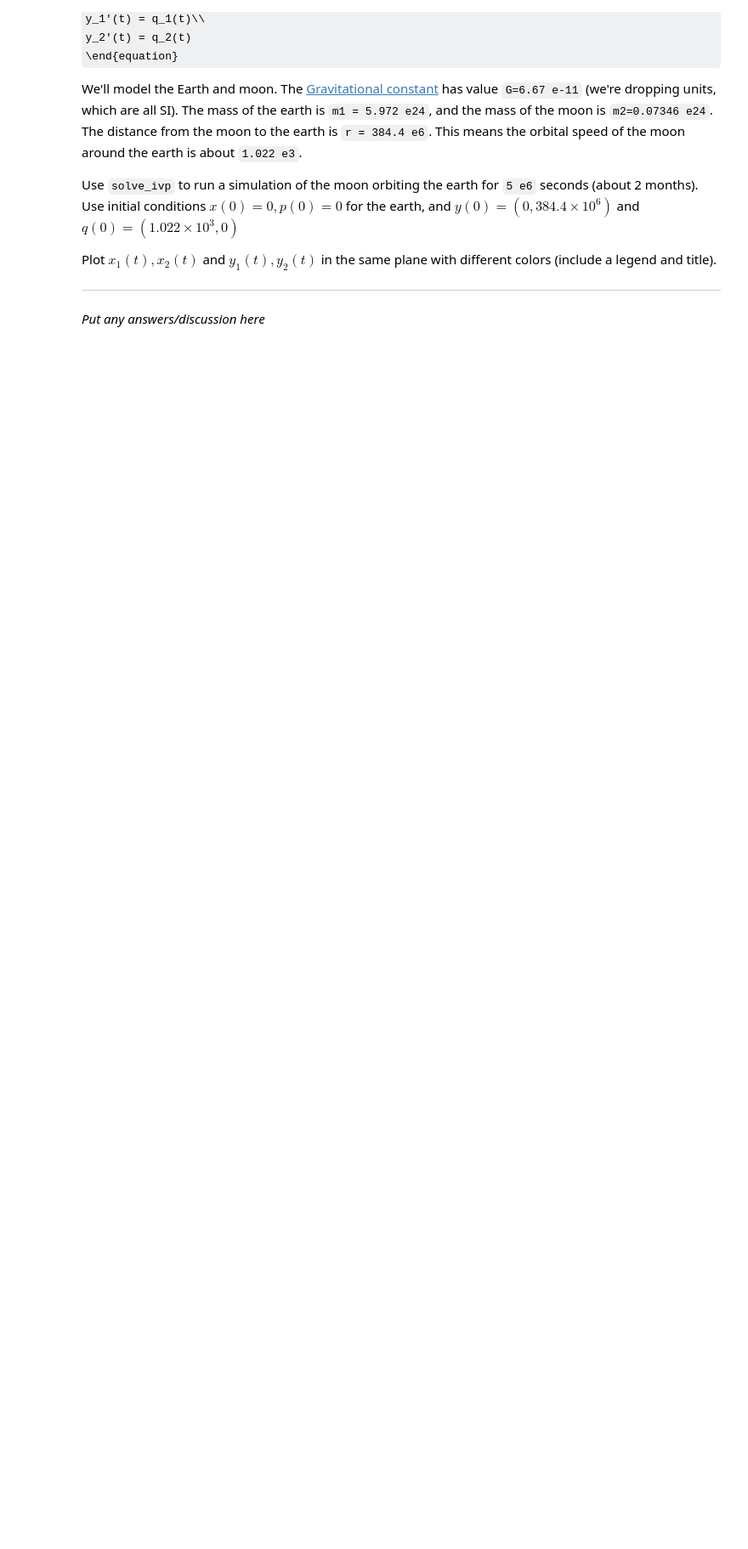
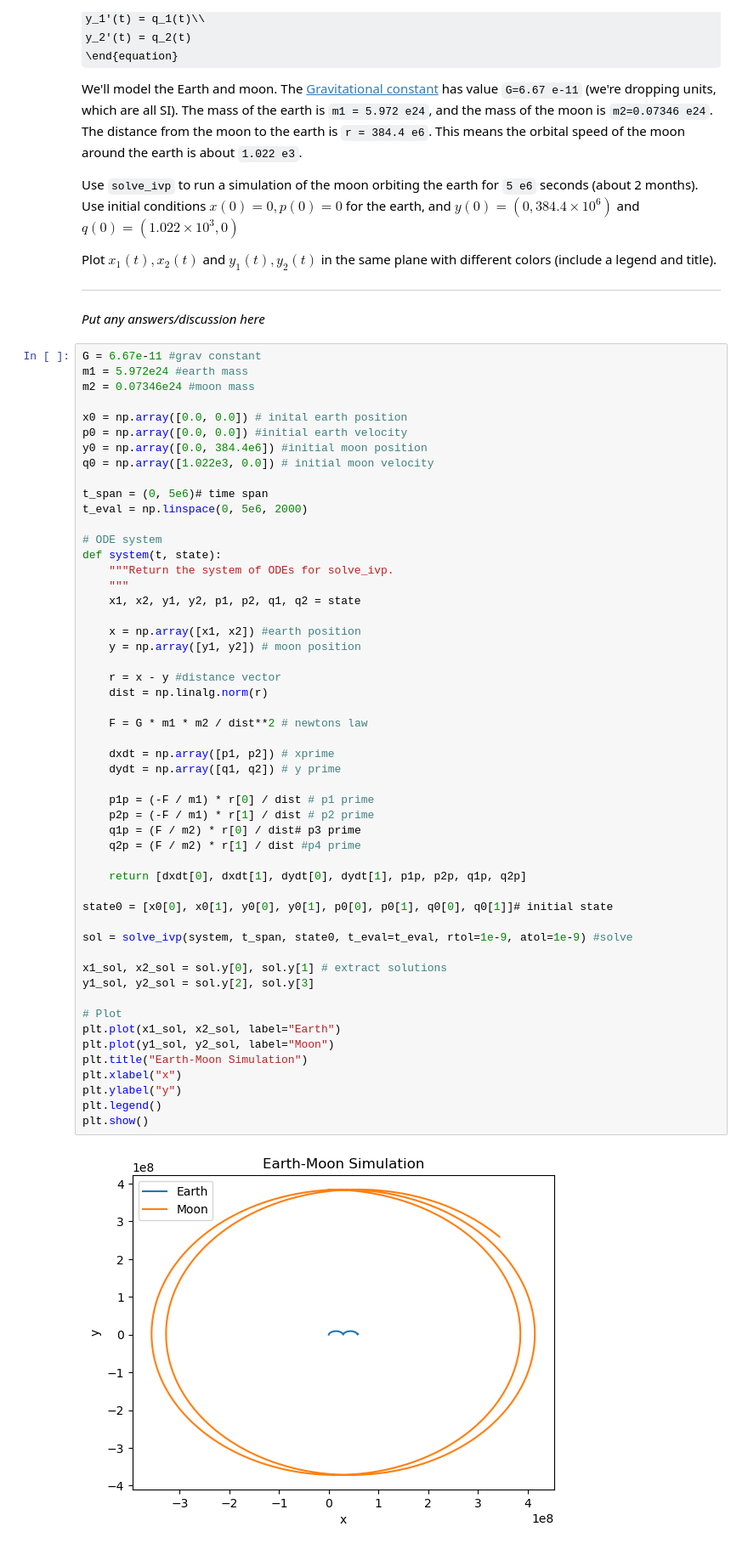
Before and after one commit to UChi-ComPy23/hw3-shuoliuyv, a Jupyter notebook: answers.ipynb, the cells around one changed output. Shown at 85% size. Cells and saved outputs as stored; diff of their text form; some formulas as TeX source; blank space fills up the shorter version.

```diff
--- a/answers.ipynb
+++ b/answers.ipynb
@@ -149,6 +149,60 @@ Plot $x_1(t), x_2(t)$ and $y_1(t), y_2(t)$ in the same plane with different colo
 ---
 
 *Put any answers/discussion here*
+# %%
+G = 6.67e-11 #grav constant
+m1 = 5.972e24 #earth mass
+m2 = 0.07346e24 #moon mass
+
+x0 = np.array([0.0, 0.0]) # inital earth position
+p0 = np.array([0.0, 0.0]) #initial earth velocity
+y0 = np.array([0.0, 384.4e6]) #initial moon position
+q0 = np.array([1.022e3, 0.0]) # initial moon velocity
+
+t_span = (0, 5e6)# time span
+t_eval = np.linspace(0, 5e6, 2000)
+
+# ODE system
+def system(t, state):
+    """Return the system of ODEs for solve_ivp.
+    """
+    x1, x2, y1, y2, p1, p2, q1, q2 = state
+
+    x = np.array([x1, x2]) #earth position
+    y = np.array([y1, y2]) # moon position
+
+    r = x - y #distance vector
+    dist = np.linalg.norm(r)
+
+    F = G * m1 * m2 / dist**2 # newtons law
+
+    dxdt = np.array([p1, p2]) # xprime
+    dydt = np.array([q1, q2]) # y prime
+
+    p1p = (-F / m1) * r[0] / dist # p1 prime
+    p2p = (-F / m1) * r[1] / dist # p2 prime
+    q1p = (F / m2) * r[0] / dist# p3 prime
+    q2p = (F / m2) * r[1] / dist #p4 prime
+
+    return [dxdt[0], dxdt[1], dydt[0], dydt[1], p1p, p2p, q1p, q2p]
+
+state0 = [x0[0], x0[1], y0[0], y0[1], p0[0], p0[1], q0[0], q0[1]]# initial state
+
+sol = solve_ivp(system, t_span, state0, t_eval=t_eval, rtol=1e-9, atol=1e-9) #solve
+
+x1_sol, x2_sol = sol.y[0], sol.y[1] # extract solutions
+y1_sol, y2_sol = sol.y[2], sol.y[3]
+
+# Plot
+plt.plot(x1_sol, x2_sol, label="Earth")
+plt.plot(y1_sol, y2_sol, label="Moon")
+plt.title("Earth-Moon Simulation")
+plt.xlabel("x")
+plt.ylabel("y")
+plt.legend()
+plt.show()
+# %% [output]
+[figure, added]
 # %% [markdown]
 ### Part B (5 points)
 
```
Also changed, not shown: parts of 3 cells of this notebook.
